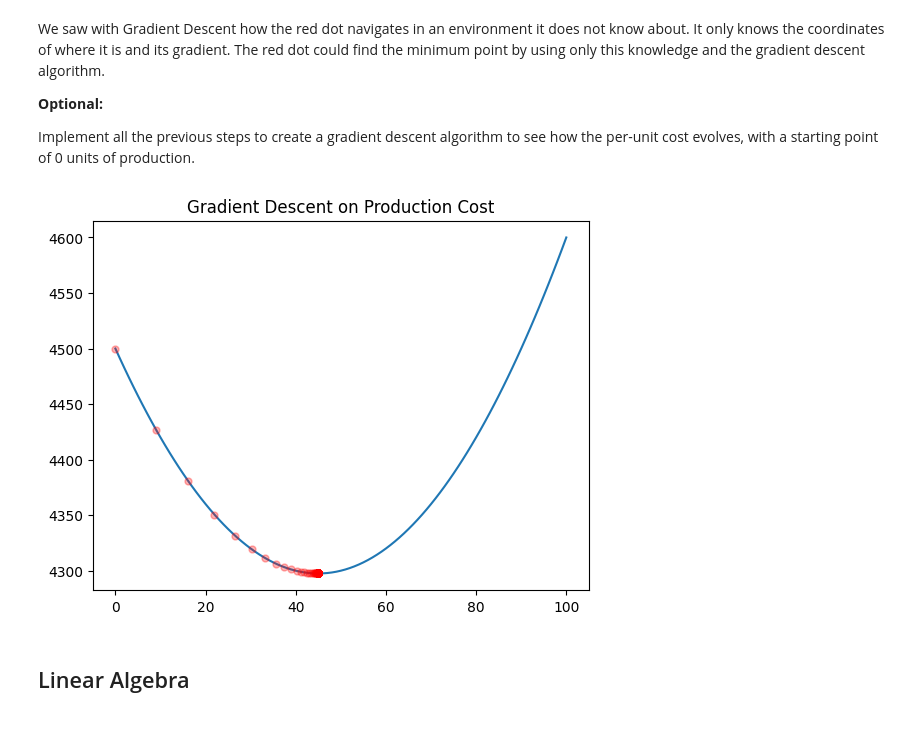
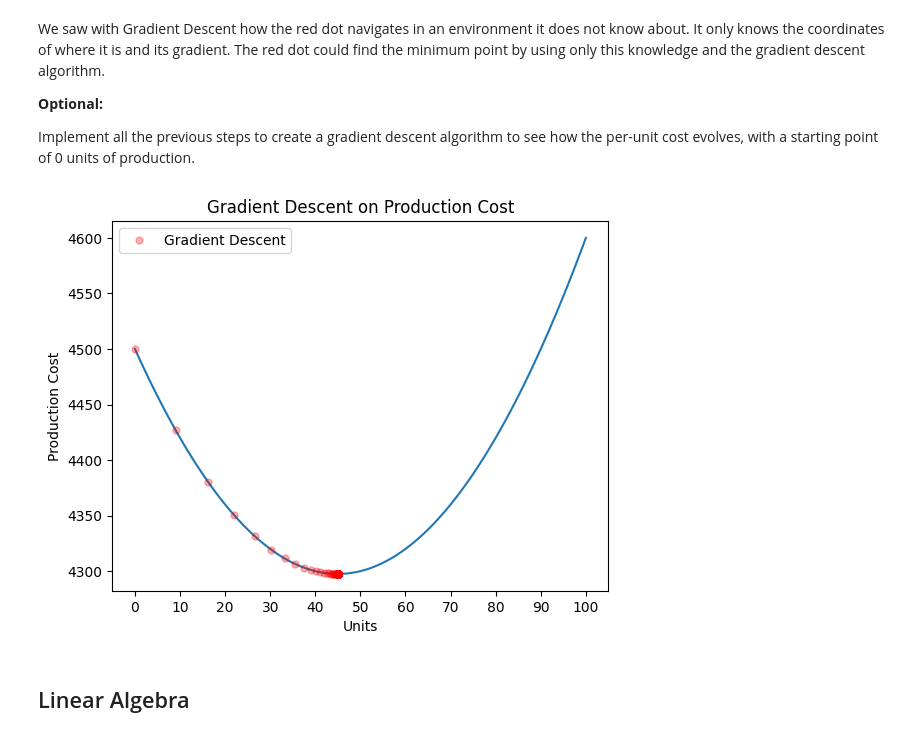
Before and after one commit to noehurtado/calculus-and-algebra-problems-with-python, a Jupyter notebook: notebook/problems.ipynb, the cells around one changed output. Cells and saved outputs as stored; diff of their text form; code cells hidden in the pictures.

```diff
--- a/notebook/problems.ipynb
+++ b/notebook/problems.ipynb
@@ -307,32 +315,36 @@ Implement all the previous steps to create a gradient descent algorithm to see h
 # %%
 def prod_cost(x):
     return 0.1*(x**2) - 9*x + 4500
 
-# Derivada de 0.1 * x**2 --> 0.1 * 2x --> 0.2x
-# Derivada de -9x --> -9
-# Derivada de 4500 --> 0
-# Derivada completa 0.2 * x - 9
+# Derivative of 0.1 * x**2 --> 0.1 * 2x --> 0.2x
+# Derivative of -9x --> -9
+# Derivative of 4500 --> 0
+# Full derivative 0.2 * x - 9
 
 def prod_cost_der(x):
     return 0.2 * x - 9
 
 def gd(x, lr, nsteps):
     xs = []
     for i in range(nsteps):
         xs.append(x)
         # x_new = prev_x - learning_rate * prod_cost_der(prev_x)
         x_new = x - lr * prod_cost_der(x)
         x = x_new
     return xs
 
 xs = np.array(gd(0,1, 100))
 
 plt.plot(units, prod_cost(units))
-plt.plot(xs, prod_cost(xs), 'ro', alpha=0.3, markersize=5)
+plt.plot(xs, prod_cost(xs), 'ro', alpha=0.3, markersize=5, label='Gradient Descent')
 plt.title('Gradient Descent on Production Cost')
+plt.xlabel('Units')
+plt.ylabel('Production Cost')
+plt.xticks(np.arange(0,101,10))
+plt.legend()
 plt.show()
 # %% [output]
-[figure, old version]
+[figure, new version]
 # %% [markdown]
 ## Linear Algebra
 # %% [markdown]
```
Also changed, not shown: parts of 6 cells of this notebook.
